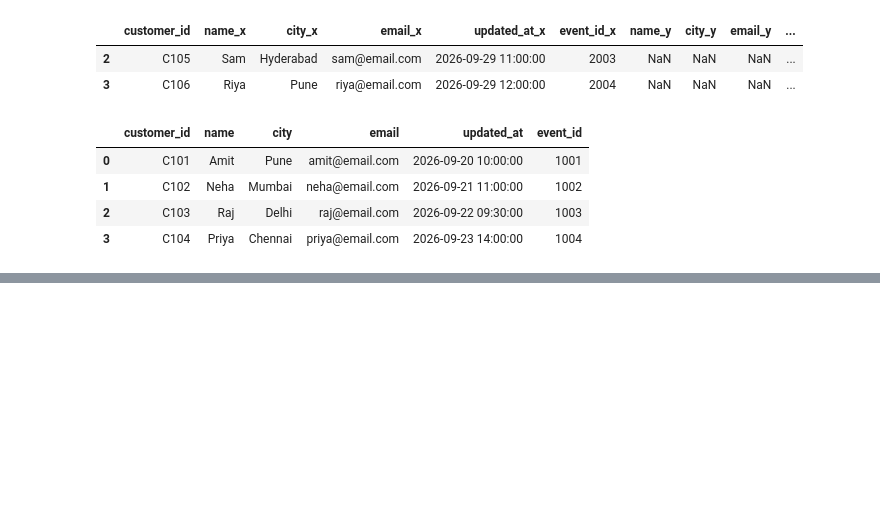
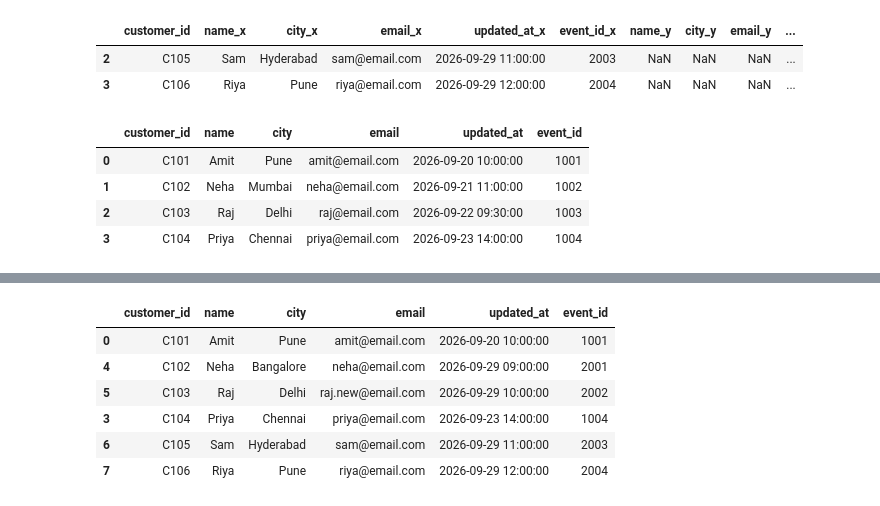
Before and after one commit to MANISHMEHTA04/pandas-data-engineering-15-day-challenge, a Jupyter notebook: day12_incremental_etl/solution.ipynb, the cells around one changed output, grey strips where cells are left out. Saved outputs shown, nothing was run; the diff lists cells and outputs as text; code cells hidden in the pictures; blank space fills up the shorter version.

```diff
--- a/day12_incremental_etl/solution.ipynb
+++ b/day12_incremental_etl/solution.ipynb
@@ -141,0 +147,12 @@ final_df
+# %%
+final_df = final_df.sort_values(by= ["customer_id","updated_at","event_id"],ascending = [True,False,False]).drop_duplicates(subset = ["customer_id"],keep = "first")
+# %%
+final_df
+# %% [output]
+|  | customer_id | name | city | email | updated_at | event_id |
+| 0 | C101 | Amit | Pune | amit@email.com | 2026-09-20 10:00:00 | 1001 |
+| 4 | C102 | Neha | Bangalore | neha@email.com | 2026-09-29 09:00:00 | 2001 |
+| 5 | C103 | Raj | Delhi | raj.new@email.com | 2026-09-29 10:00:00 | 2002 |
+| 3 | C104 | Priya | Chennai | priya@email.com | 2026-09-23 14:00:00 | 1004 |
+| 6 | C105 | Sam | Hyderabad | sam@email.com | 2026-09-29 11:00:00 | 2003 |
+| 7 | C106 | Riya | Pune | riya@email.com | 2026-09-29 12:00:00 | 2004 |
```
Also changed, not shown: parts of 2 cells of this notebook, 1 other file.
